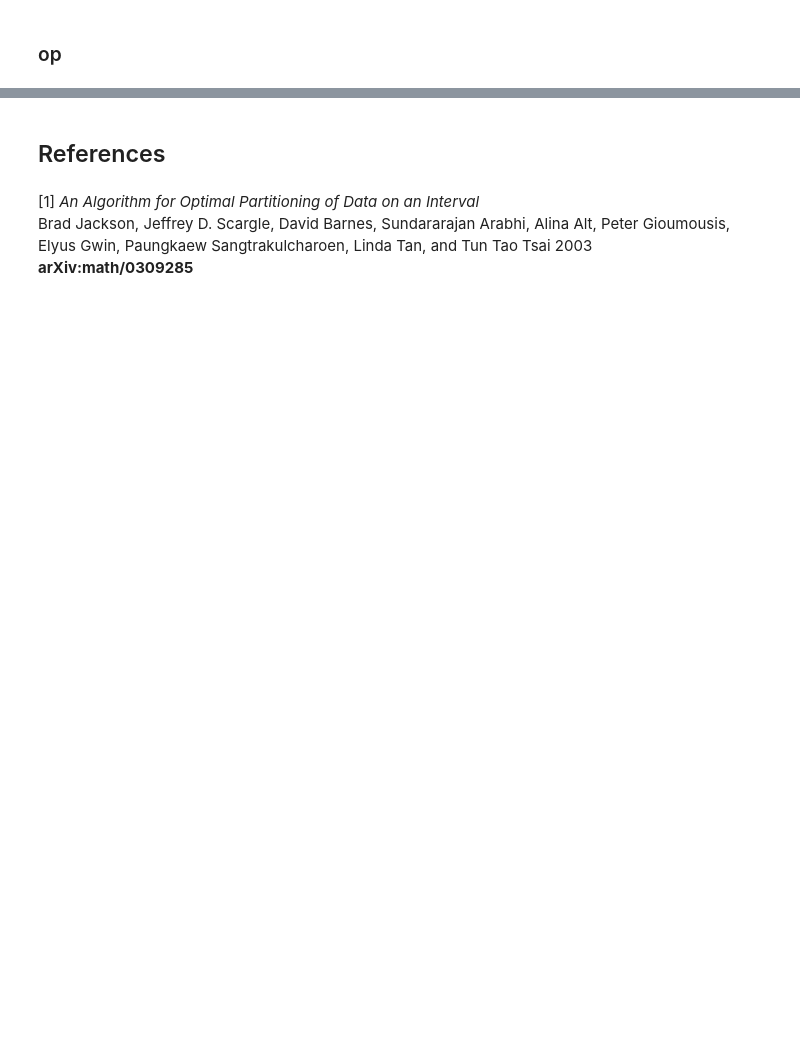
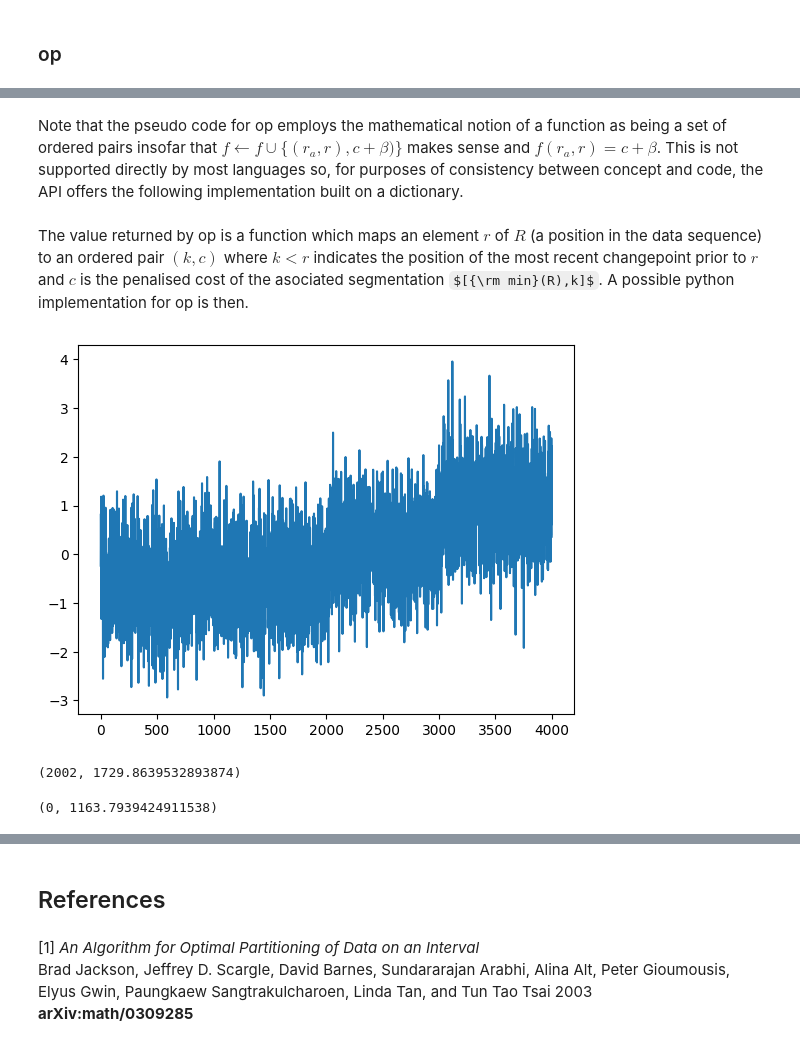
Before and after one commit to grosed/oop, a Jupyter notebook: notebooks/changes.ipynb, the cells around one changed output, grey strips where cells are left out. Drawn from its saved outputs; the diff is of its cells as text; code cells hidden in the pictures; some formulas as TeX source; blank space fills up the shorter version.

```diff
--- a/notebooks/changes.ipynb
+++ b/notebooks/changes.ipynb
@@ -362,0 +206,3 @@ Y = Y1 + Y2
+# %% [markdown]
+Note that the pseudo code for op employs the mathematical notion of a function as being a set of ordered pairs
+insofar that $f \leftarrow f \cup \{(r_{a},r),c + \beta)\}$ makes sense and $f(r_{a},r) = c + \beta$. This is not supported directly by most languages so, for purposes of consistency between concept and code, the API offers the following implementation built on a dictionary.
@@ -362,0 +225,2 @@ Y = Y1 + Y2
+# %% [markdown]
+The value returned by op is a function which maps an element $r$ of  $R$ (a position in the data sequence) to an ordered pair $(k,c)$ where $k < r$  indicates the position of the most recent changepoint prior to $r$ and $c$ is the penalised cost of the asociated segmentation $[{\rm min}(R),k]$. A possible python implementation for op is then.
@@ -362,0 +241,12 @@ Y = Y1 + Y2
+# %%
+np.random.seed(0)
+X = [0.0 for i in range(2000)] + [1.0 for i in range(1000)] + [2.0 for i in range(1000)]
+E = norm.rvs(size=len(X))
+Z = [x+e for x,e in zip(X,E)]
+mu = mean(Z)
+sigma = sqrt(variance(Z))
+Z = [(z-mu)/sigma for z in Z] # normalise the data
+plt.plot(Z)
+plt.show()
+# %% [output]
+[figure, added]
@@ -362,0 +258,8 @@ Y = Y1 + Y2
+# %%
+res(2999)
+# %% [output]
+(2002, 1729.8639532893874)
+# %%
+res(2002)
+# %% [output]
+(0, 1163.7939424911538)
```
Also changed, not shown: parts of 151 cells of this notebook.
